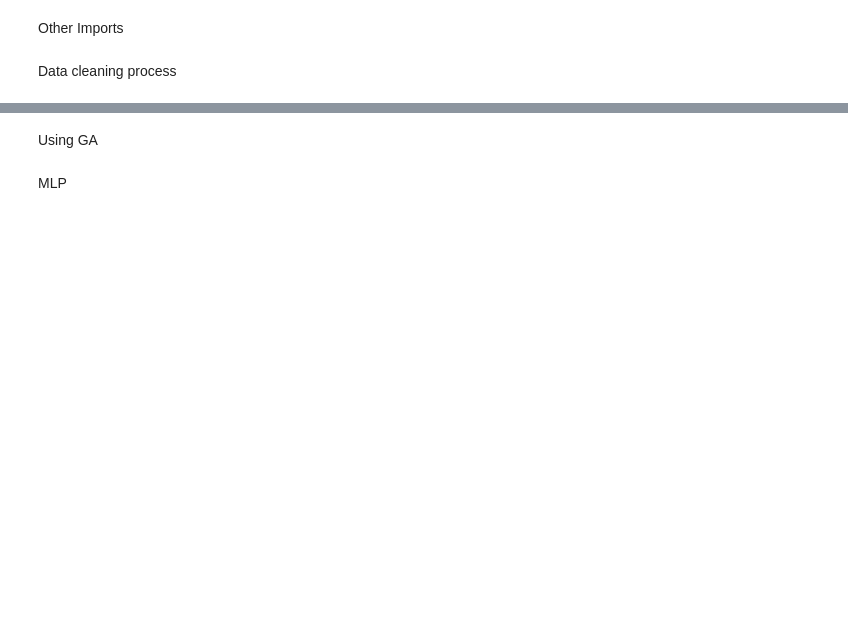
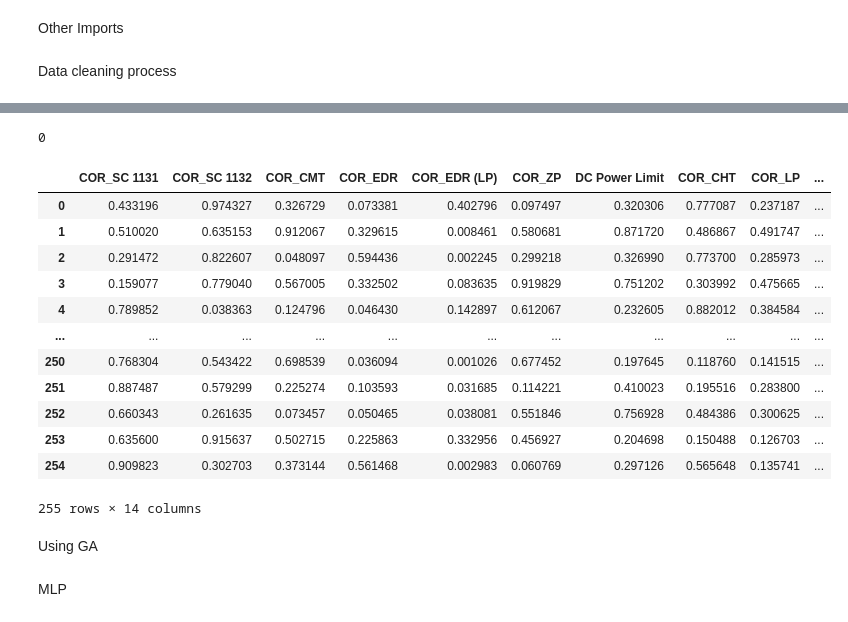
Before and after one commit to ebotchway/thesis_work, a Jupyter notebook: mphil_thesis.ipynb, the cells around one changed output, grey strips where cells are left out. Drawn from its saved outputs; the diff is of its cells as text; code cells hidden in the pictures; blank space fills up the shorter version.

```diff
--- a/mphil_thesis.ipynb
+++ b/mphil_thesis.ipynb
@@ -101,0 +157,4 @@ df_inp.isna().any()
+# %%
+# we will use the combined data now.
+df = pd.read_csv("data.csv")
+df.head(n=10)
@@ -164,0 +210,30 @@ y = minmax_scale(y_opt)
+# %%
+# we check for duplicate values
+df.duplicated().sum()
+# %% [output]
+0
+# %%
+# scale all the data
+scaler = MinMaxScaler()
+
+# scale all data
+df_scaled = scaler.fit_transform(df.values)
+df_scaled
+
+# turn array scaled to dataframe
+df_sc = pd.DataFrame(df_scaled, columns = [df.columns])
+df_sc
+# %% [output]
+|  | COR_SC 1131 | COR_SC 1132 | COR_CMT | COR_EDR | COR_EDR (LP) | COR_ZP | DC Power Limit | COR_CHT | COR_LP | ... |
+| 0 | 0.433196 | 0.974327 | 0.326729 | 0.073381 | 0.402796 | 0.097497 | 0.320306 | 0.777087 | 0.237187 | ... |
+| 1 | 0.510020 | 0.635153 | 0.912067 | 0.329615 | 0.008461 | 0.580681 | 0.871720 | 0.486867 | 0.491747 | ... |
+| 2 | 0.291472 | 0.822607 | 0.048097 | 0.594436 | 0.002245 | 0.299218 | 0.326990 | 0.773700 | 0.285973 | ... |
+| 3 | 0.159077 | 0.779040 | 0.567005 | 0.332502 | 0.083635 | 0.919829 | 0.751202 | 0.303992 | 0.475665 | ... |
+| 4 | 0.789852 | 0.038363 | 0.124796 | 0.046430 | 0.142897 | 0.612067 | 0.232605 | 0.882012 | 0.384584 | ... |
+| ... | ... | ... | ... | ... | ... | ... | ... | ... | ... | ... |
+| 250 | 0.768304 | 0.543422 | 0.698539 | 0.036094 | 0.001026 | 0.677452 | 0.197645 | 0.118760 | 0.141515 | ... |
+| 251 | 0.887487 | 0.579299 | 0.225274 | 0.103593 | 0.031685 | 0.114221 | 0.410023 | 0.195516 | 0.283800 | ... |
+| 252 | 0.660343 | 0.261635 | 0.073457 | 0.050465 | 0.038081 | 0.551846 | 0.756928 | 0.484386 | 0.300625 | ... |
+| 253 | 0.635600 | 0.915637 | 0.502715 | 0.225863 | 0.332956 | 0.456927 | 0.204698 | 0.150488 | 0.126703 | ... |
+| 254 | 0.909823 | 0.302703 | 0.373144 | 0.561468 | 0.002983 | 0.060769 | 0.297126 | 0.565648 | 0.135741 | ... |
+255 rows × 14 columns
```
Also changed, not shown: parts of 23 cells of this notebook, 1 other file.
